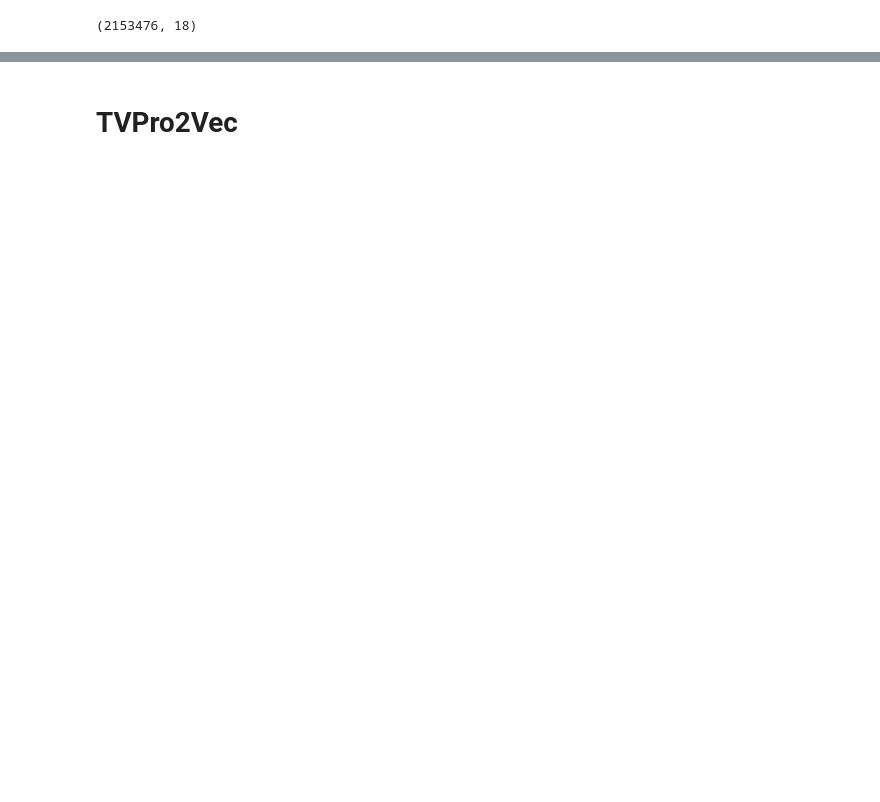
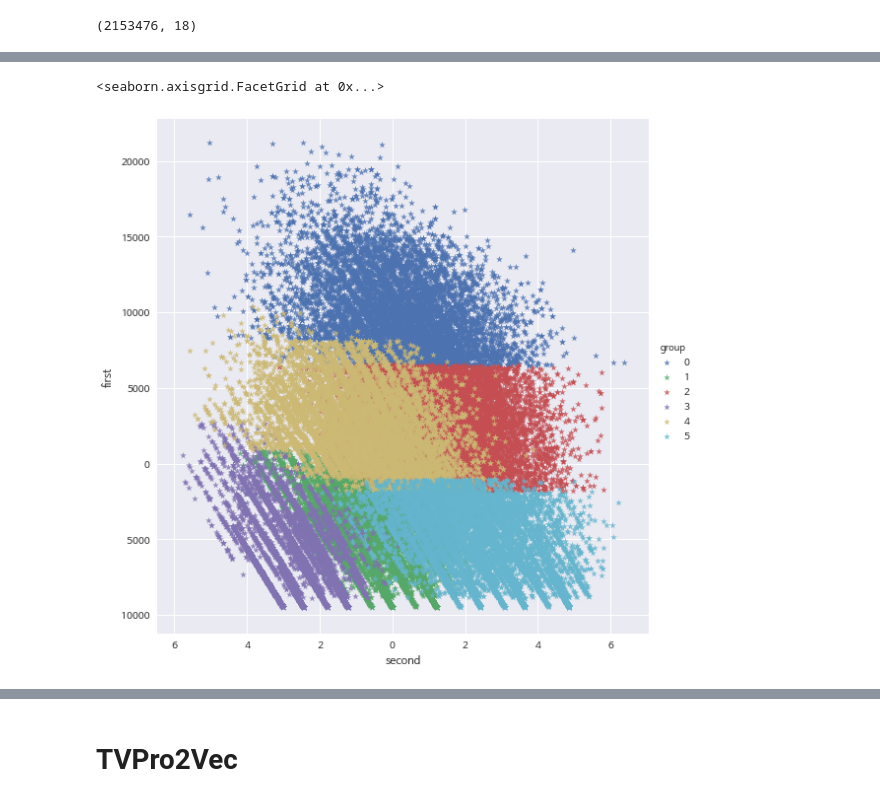
Before and after one commit to ryuqae/SBS, a Jupyter notebook: STEP4_Viewer Clustering.ipynb, the cells around one changed output, grey strips where cells are left out. Cells and saved outputs as stored; diff of their text form; code cells hidden in the pictures; blank space fills up the shorter version.

```diff
--- a/STEP4_Viewer Clustering.ipynb
+++ b/STEP4_Viewer Clustering.ipynb
@@ -60,0 +231,6 @@ temp['종단'] = list(zip(temp.진입시간대, temp.이탈시간대))
+# %%
+sns.lmplot("second", "first", data=projection,
+           fit_reg=False, size=8, hue="group", legend=True, markers='*')
+# %% [output]
+<seaborn.axisgrid.FacetGrid at 0x...>
+[figure, added]
```
Also changed, not shown: parts of 61 cells of this notebook, 2 other files.
